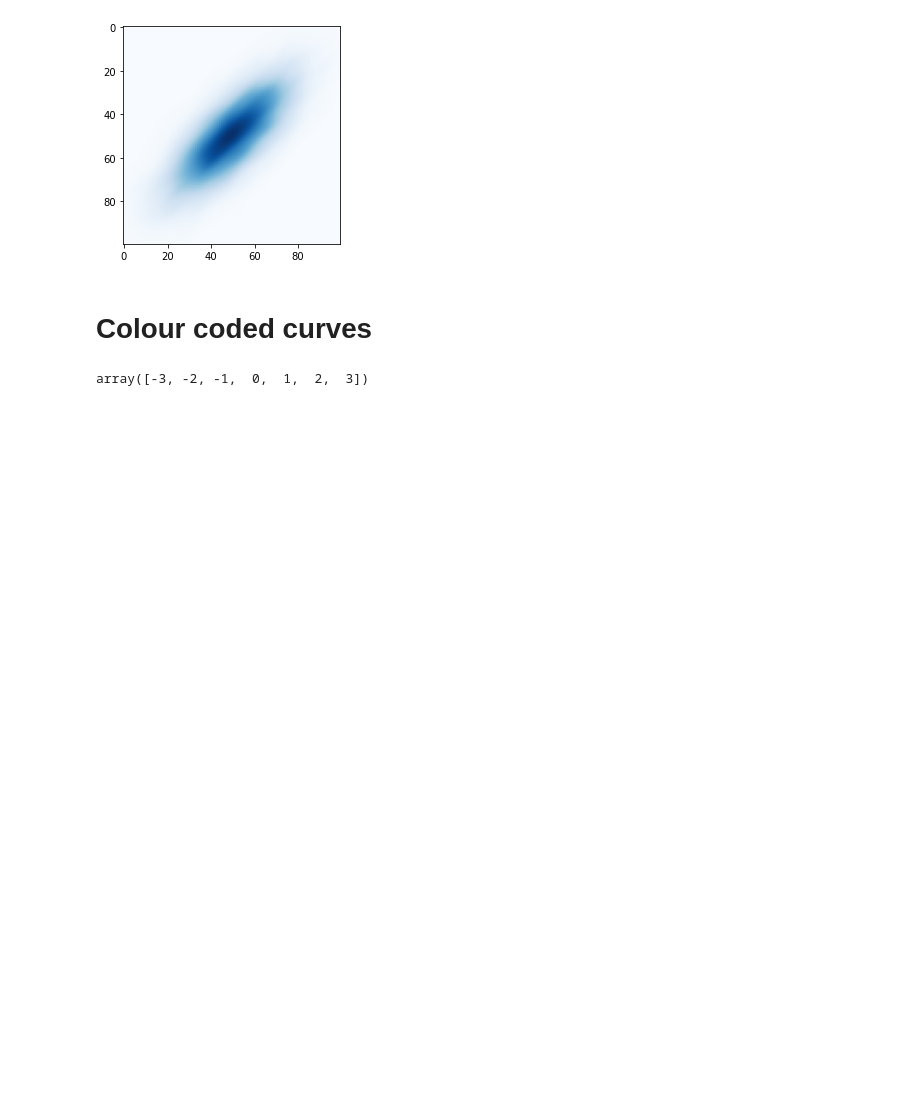
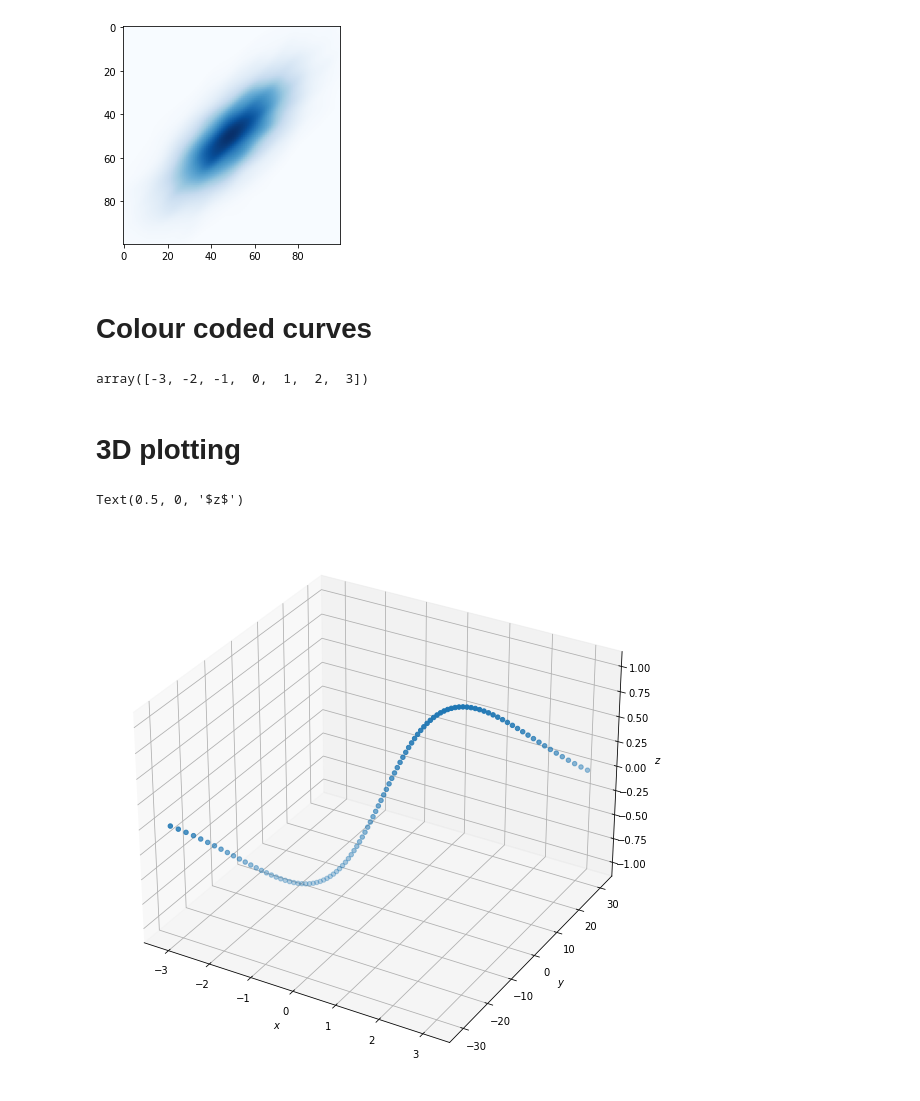
Before and after one commit to SaeeDhawalikar/Grad_school-CA1-Tutorial, a Jupyter notebook: Tutorial1.ipynb, the cells around one changed output. Saved outputs shown, nothing was run; the diff lists cells and outputs as text; code cells hidden in the pictures; blank space fills up the shorter version.

```diff
--- a/Tutorial1.ipynb
+++ b/Tutorial1.ipynb
@@ -206,3 +206,19 @@ array([-3, -2, -1,  0,  1,  2,  3])
 # Plot the curves (x, y[i]) in a single figure.
 # %%
 # Colour the curves by the corresponding value of A.
+# %% [markdown]
+# 3D plotting
+# %%
+x=np.linspace(-np.pi, np.pi, 100)
+y=x**3
+z=np.sin(x)
+# %%
+fig = plt.figure(figsize=(10,10))
+ax = fig.add_subplot(111, projection='3d')
+ax.scatter3D(x, y, z)
+ax.set_xlabel(r"$x$")
+ax.set_ylabel(r"$y$")
+ax.set_zlabel(r"$z$")
+# %% [output]
+Text(0.5, 0, '$z$')
+[figure, added]
```
Also changed, not shown: parts of 1 cell of this notebook.
